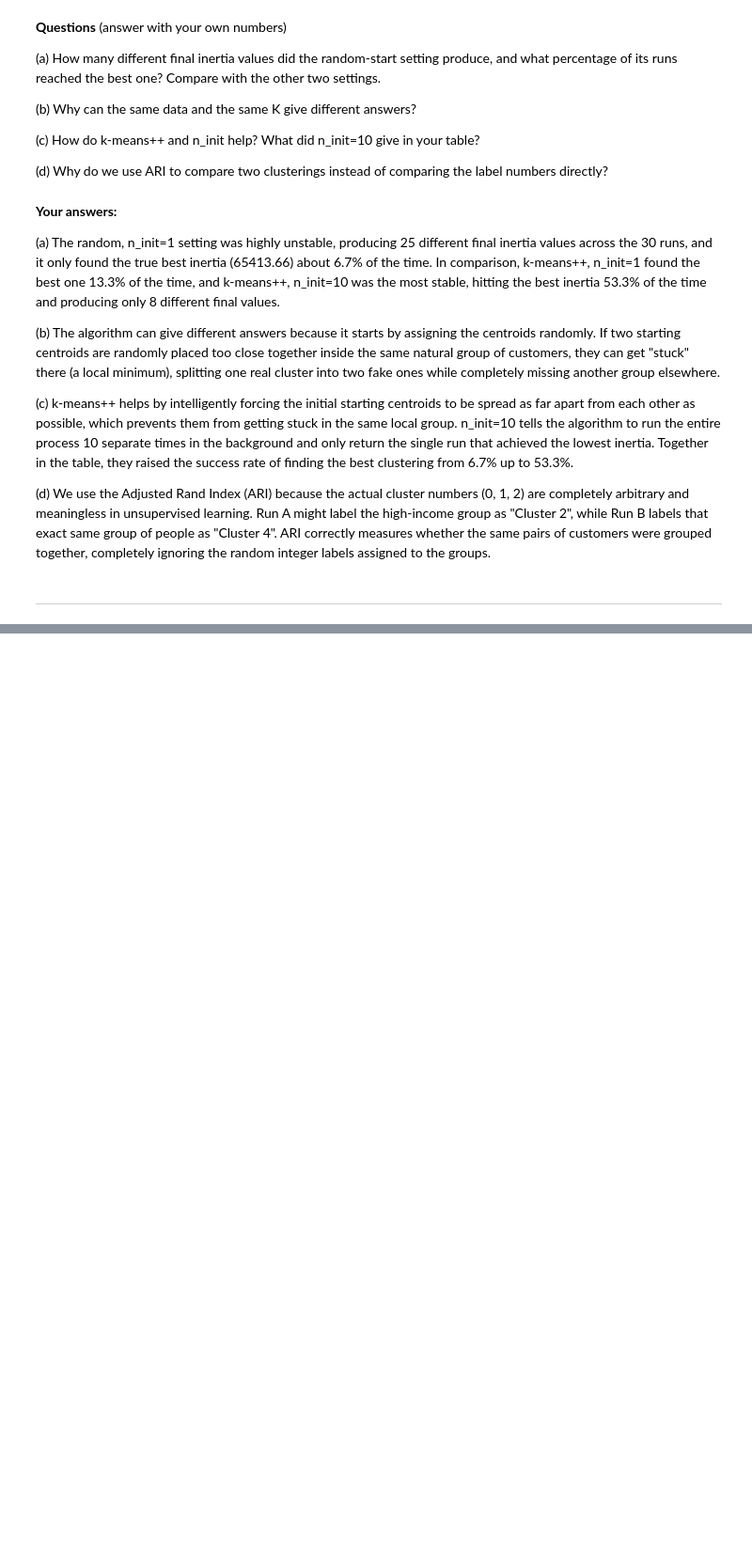
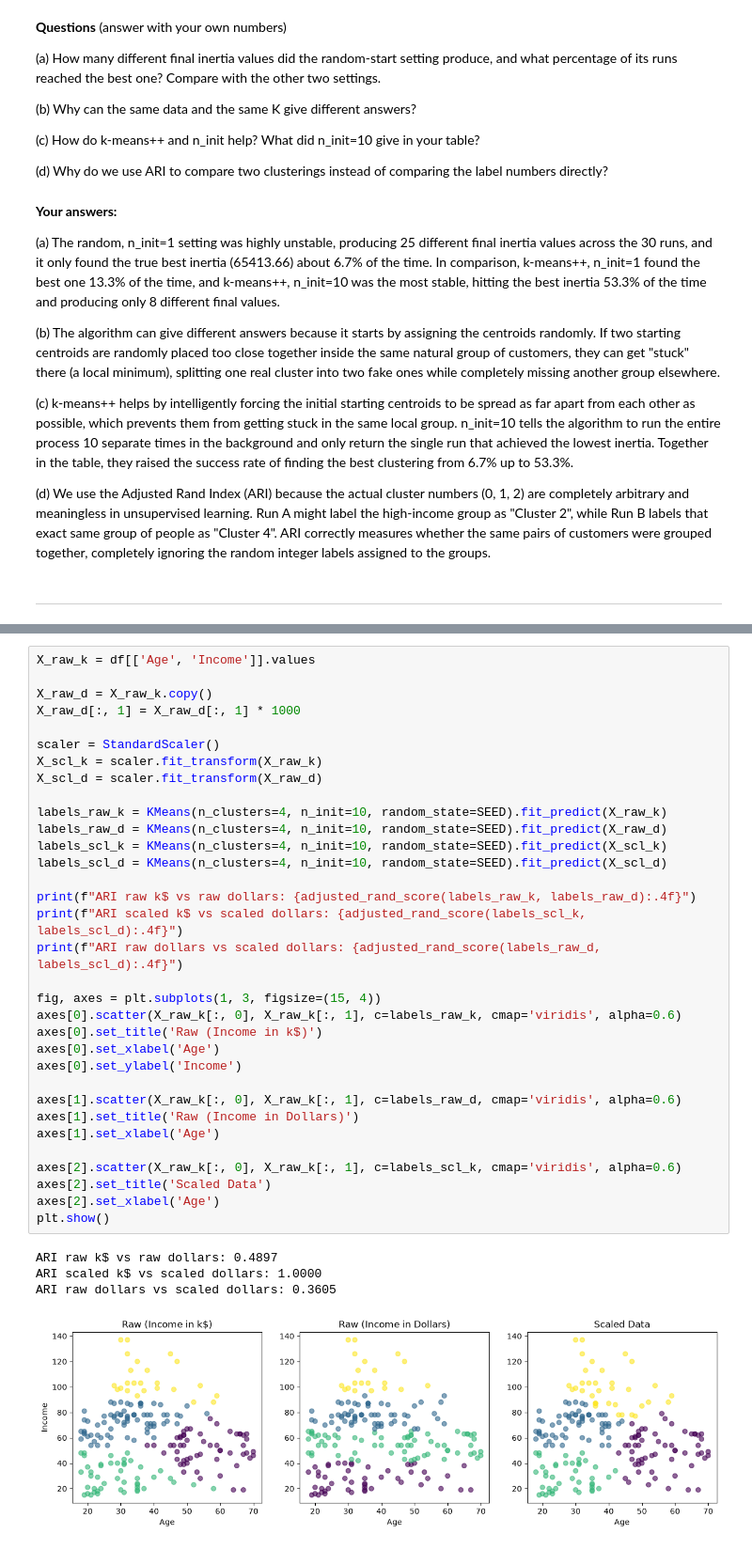
Before and after one commit to bahadurmalik82/customer-segmentation-kmeans, a Jupyter notebook: KMeans_Clustering.ipynb, the cells around one changed output, grey strips where cells are left out. Shown at 94% size. Drawn from its saved outputs; the diff is of its cells as text; blank space fills up the shorter version.

```diff
--- a/KMeans_Clustering.ipynb
+++ b/KMeans_Clustering.ipynb
@@ -675,0 +697,38 @@ Adjusted Rand Index (ARI): 0.4553
+# %%
+X_raw_k = df[['Age', 'Income']].values
+
+X_raw_d = X_raw_k.copy()
+X_raw_d[:, 1] = X_raw_d[:, 1] * 1000
+
+scaler = StandardScaler()
+X_scl_k = scaler.fit_transform(X_raw_k)
+X_scl_d = scaler.fit_transform(X_raw_d)
+
+labels_raw_k = KMeans(n_clusters=4, n_init=10, random_state=SEED).fit_predict(X_raw_k)
+labels_raw_d = KMeans(n_clusters=4, n_init=10, random_state=SEED).fit_predict(X_raw_d)
+labels_scl_k = KMeans(n_clusters=4, n_init=10, random_state=SEED).fit_predict(X_scl_k)
+labels_scl_d = KMeans(n_clusters=4, n_init=10, random_state=SEED).fit_predict(X_scl_d)
+
+print(f"ARI raw k$ vs raw dollars: {adjusted_rand_score(labels_raw_k, labels_raw_d):.4f}")
+print(f"ARI scaled k$ vs scaled dollars: {adjusted_rand_score(labels_scl_k, labels_scl_d):.4f}")
+print(f"ARI raw dollars vs scaled dollars: {adjusted_rand_score(labels_raw_d, labels_scl_d):.4f}")
+
+fig, axes = plt.subplots(1, 3, figsize=(15, 4))
+axes[0].scatter(X_raw_k[:, 0], X_raw_k[:, 1], c=labels_raw_k, cmap='viridis', alpha=0.6)
+axes[0].set_title('Raw (Income in k$)')
+axes[0].set_xlabel('Age')
+axes[0].set_ylabel('Income')
+
+axes[1].scatter(X_raw_k[:, 0], X_raw_k[:, 1], c=labels_raw_d, cmap='viridis', alpha=0.6)
+axes[1].set_title('Raw (Income in Dollars)')
+axes[1].set_xlabel('Age')
+
+axes[2].scatter(X_raw_k[:, 0], X_raw_k[:, 1], c=labels_scl_k, cmap='viridis', alpha=0.6)
+axes[2].set_title('Scaled Data')
+axes[2].set_xlabel('Age')
+plt.show()
+# %% [output]
+ARI raw k$ vs raw dollars: 0.4897
+ARI scaled k$ vs scaled dollars: 1.0000
+ARI raw dollars vs scaled dollars: 0.3605
+[figure, added]
```
Also changed, not shown: parts of 9 cells of this notebook.
